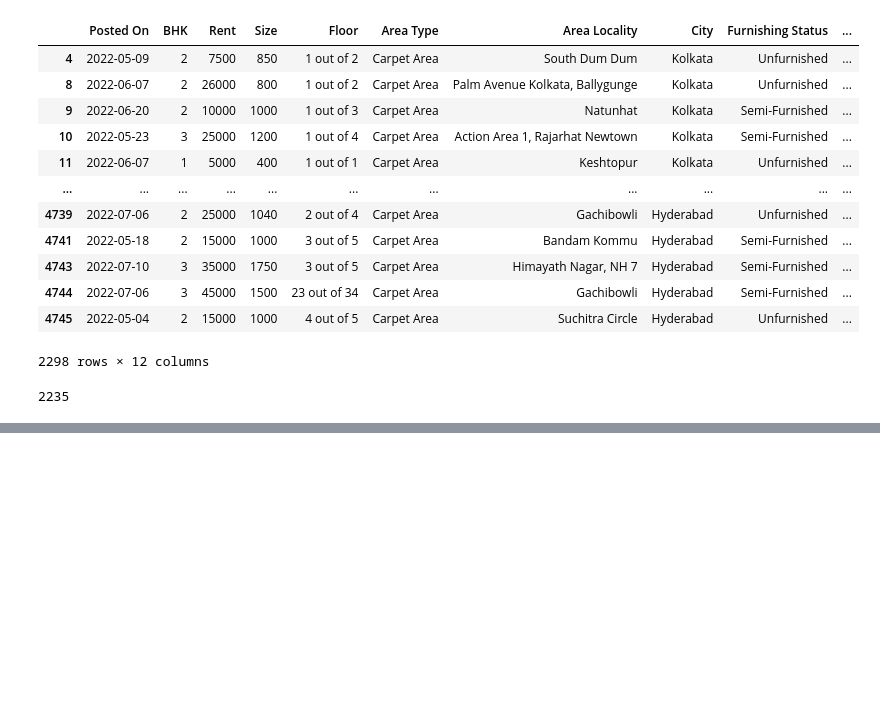
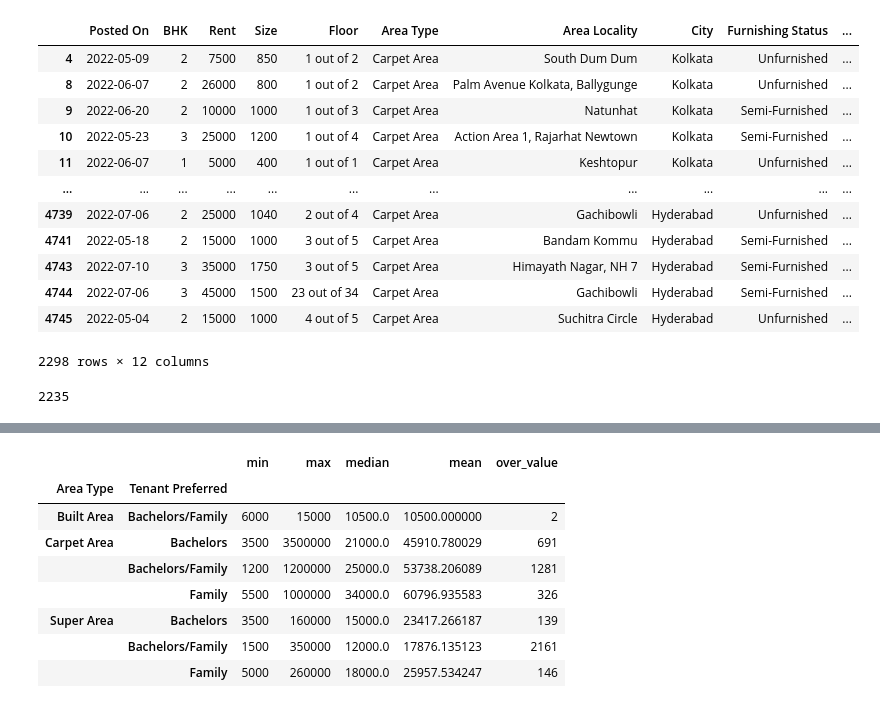
Before and after one commit to TurmaeUrsorum/belajar-piton, a Jupyter notebook: 16. Dataframe Aggregate/dataframe_agragate.ipynb, the cells around one changed output, grey strips where cells are left out. Drawn from its saved outputs; the diff is of its cells as text; code cells hidden in the pictures; blank space fills up the shorter version.

```diff
--- a/16. Dataframe Aggregate/dataframe_agragate.ipynb
+++ b/16. Dataframe Aggregate/dataframe_agragate.ipynb
@@ -277,0 +377,4 @@ area_local = house_data["Area Locality"].unique()
+# %%
+def over_value(x, nilai = 500):
+
+  return sum(x > nilai)
@@ -277,0 +438,12 @@ area_local = house_data["Area Locality"].unique()
+# %%
+by_area_tenant["Rent"].agg(["min", "max", "median", "mean", over_value])
+# %% [output]
+|  |  | min | max | median | mean | over_value |
+| Area Type | Tenant Preferred |  |  |  |  |  |
+| Built Area | Bachelors/Family | 6000 | 15000 | 10500.0 | 10500.000000 | 2 |
+| Carpet Area | Bachelors | 3500 | 3500000 | 21000.0 | 45910.780029 | 691 |
+|  | Bachelors/Family | 1200 | 1200000 | 25000.0 | 53738.206089 | 1281 |
+|  | Family | 5500 | 1000000 | 34000.0 | 60796.935583 | 326 |
+| Super Area | Bachelors | 3500 | 160000 | 15000.0 | 23417.266187 | 139 |
+|  | Bachelors/Family | 1500 | 350000 | 12000.0 | 17876.135123 | 2161 |
+|  | Family | 5000 | 260000 | 18000.0 | 25957.534247 | 146 |
```
Also changed, not shown: parts of 15 cells of this notebook.
